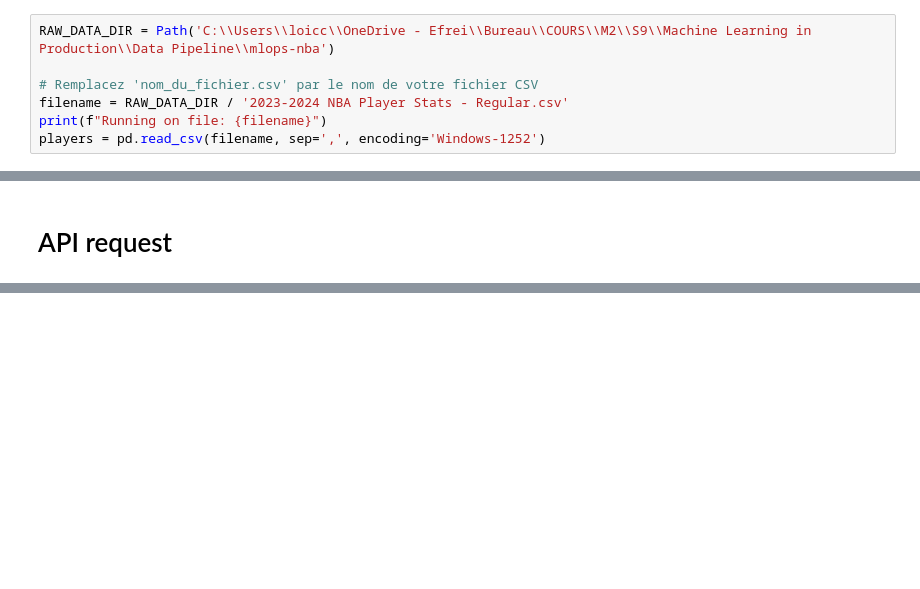
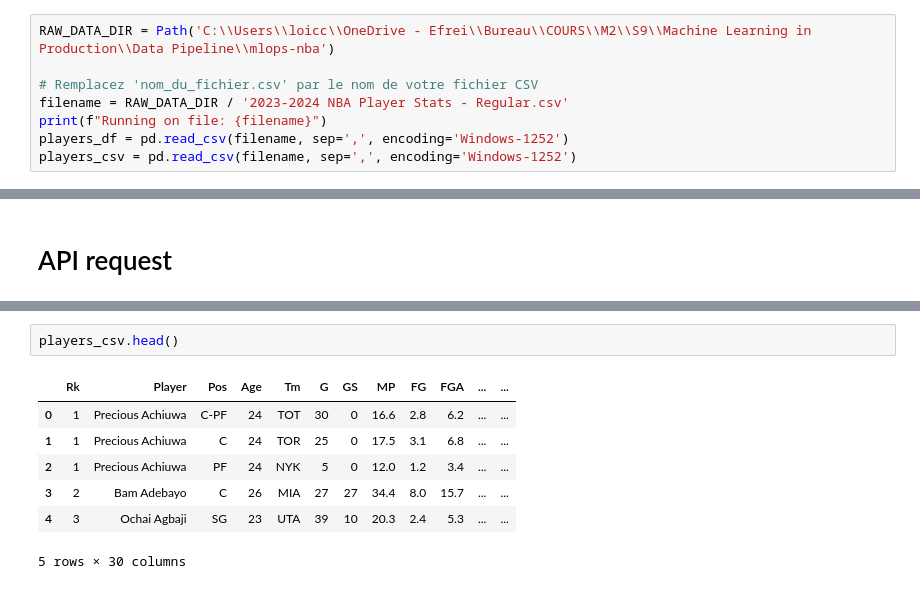
Before and after one commit to LoicCASSAN/mlops-nba, a Jupyter notebook: mlops_nba/main.ipynb, the cells around one changed output, grey strips where cells are left out. Saved outputs shown, nothing was run; the diff lists cells and outputs as text; blank space fills up the shorter version.

```diff
--- a/mlops_nba/main.ipynb
+++ b/mlops_nba/main.ipynb
@@ -13,7 +13,8 @@ RAW_DATA_DIR = Path('C:\\Users\\loicc\\OneDrive - Efrei\\Bureau\\COURS\\M2\\S9\\
 # Remplacez 'nom_du_fichier.csv' par le nom de votre fichier CSV
 filename = RAW_DATA_DIR / '2023-2024 NBA Player Stats - Regular.csv'
 print(f"Running on file: {filename}")
-players = pd.read_csv(filename, sep=',', encoding='Windows-1252')
+players_df = pd.read_csv(filename, sep=',', encoding='Windows-1252')
+players_csv = pd.read_csv(filename, sep=',', encoding='Windows-1252')
 # %% [output]
 Running on file: C:\Users\loicc\OneDrive - Efrei\Bureau\COURS\M2\S9\Machine Learning in Production\Data Pipeline\mlops-nba\2023-2024 NBA Player Stats - Regular.csv
 # %%
@@ -138,0 +158,10 @@ print(df.head())
+# %%
+players_csv.head()
+# %% [output]
+|  | Rk | Player | Pos | Age | Tm | G | GS | MP | FG | FGA | ... | ... |
+| 0 | 1 | Precious Achiuwa | C-PF | 24 | TOT | 30 | 0 | 16.6 | 2.8 | 6.2 | ... | ... |
+| 1 | 1 | Precious Achiuwa | C | 24 | TOR | 25 | 0 | 17.5 | 3.1 | 6.8 | ... | ... |
+| 2 | 1 | Precious Achiuwa | PF | 24 | NYK | 5 | 0 | 12.0 | 1.2 | 3.4 | ... | ... |
+| 3 | 2 | Bam Adebayo | C | 26 | MIA | 27 | 27 | 34.4 | 8.0 | 15.7 | ... | ... |
+| 4 | 3 | Ochai Agbaji | SG | 23 | UTA | 39 | 10 | 20.3 | 2.4 | 5.3 | ... | ... |
+5 rows × 30 columns
```
Also changed, not shown: parts of 16 cells of this notebook.
